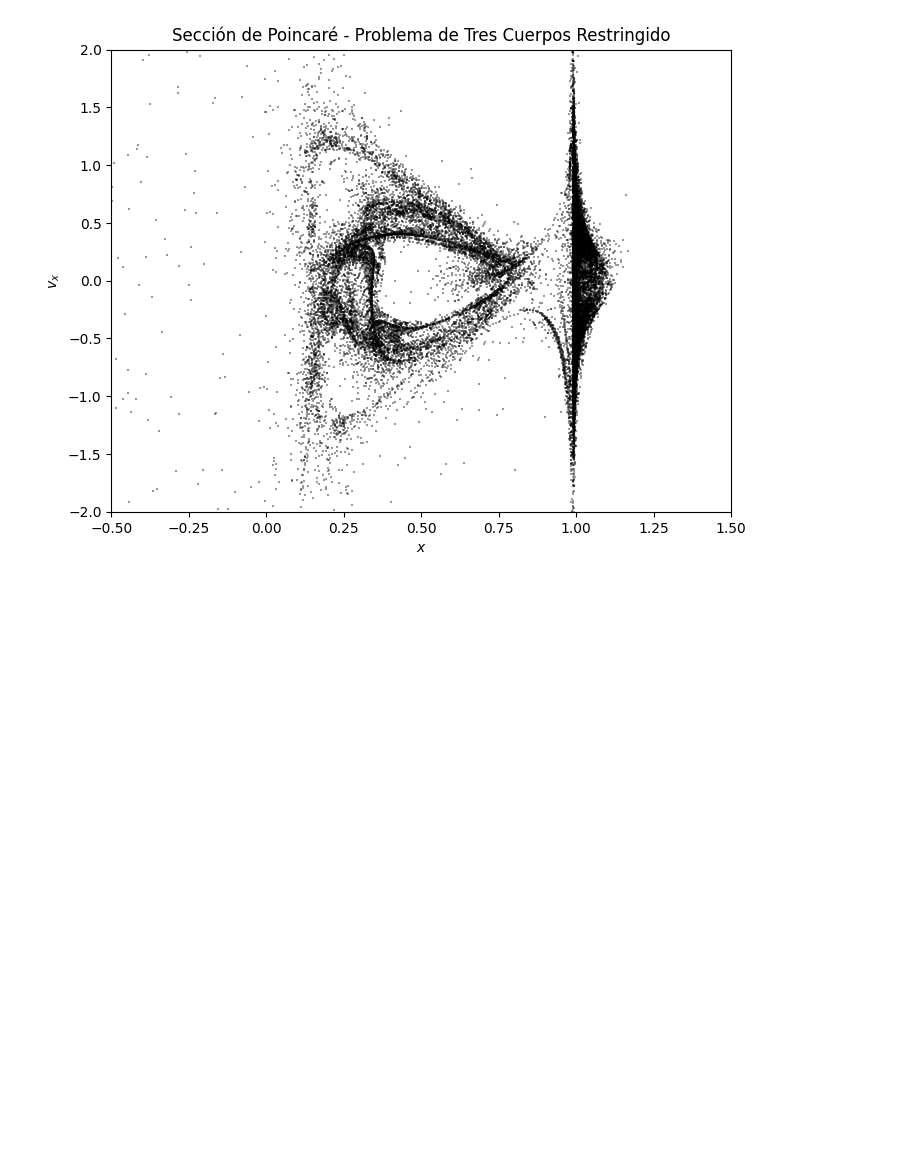
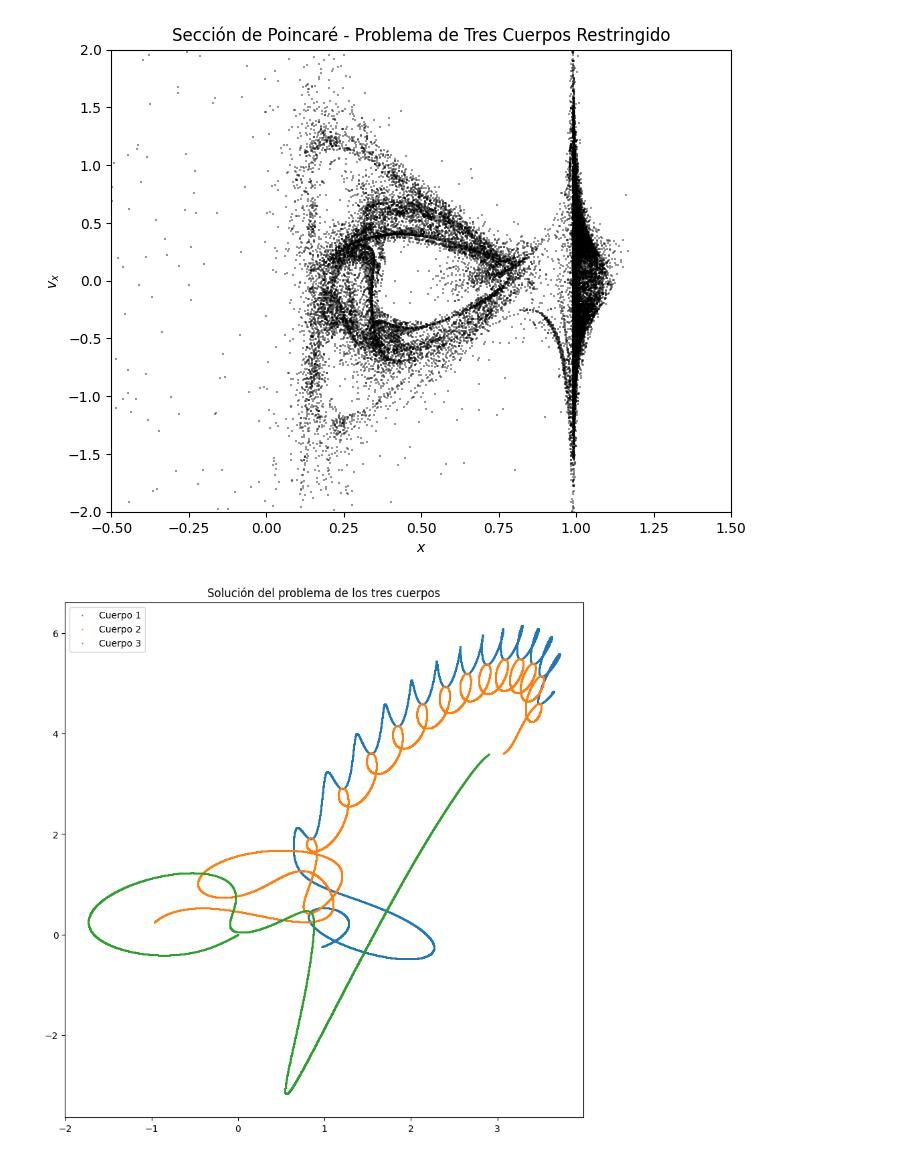
Before and after one commit to Another-DevX/Metodos-computacionales, a Jupyter notebook: proyecto/tres_cuerpos.ipynb, the cells around one changed output. Cells and saved outputs as stored; diff of their text form; code cells hidden in the pictures; blank space fills up the shorter version.

Commit message:
final project iteration

```diff
--- a/proyecto/tres_cuerpos.ipynb
+++ b/proyecto/tres_cuerpos.ipynb
@@ -808,3 +971,36 @@ def plot_poincare_from_csv(filename="poincare_rtbp.csv", x_range=(-2, 2), vx_ran
 plot_poincare_from_csv()
 # %% [output]
 [figure]
+# %%
+# ----------------------
+# System parameters
+# ----------------------
+
+G = 1.0  # Gravitational constant normalized
+m1 ,m2 , m3 = 1, 1, 1
+
+# ----------------------------
+# Initial conditions
+# ----------------------------
+
+r1 = np.array([0.97000436, -0.24308753, 0.0])
+r2 = np.array([-0.97000436, 0.24308753, 0.0])
+r3 = np.array([0.0, 0.0, 0.0])
+
+v1 = np.array([0.4662036850 + 0.24, 0.43236573, 0.0])
+v2 = np.array([0.4662036850, 0.43236573 + 0.3, 0.0])
+v3 = np.array([-0.93240737 , -0.86473146, 0.0])
+
+
+
+
+state0 = np.concatenate((r1, v1, r2, v2, r3, v3))
+dt=0.0005
+steps=80000
+
+
+sol = solve_three_body_problem_leap_frog(m1, m2, m3, state0, dt, steps, 0)
+save_three_body_solution(sol, "three_body_solution_1_chaos.csv")
+plot_projection_three_body_solution(sol, "Solución del problema de los tres cuerpos")
+# %% [output]
+[figure, added]
```
Also changed, not shown: parts of 5 cells of this notebook, 6 other files.
